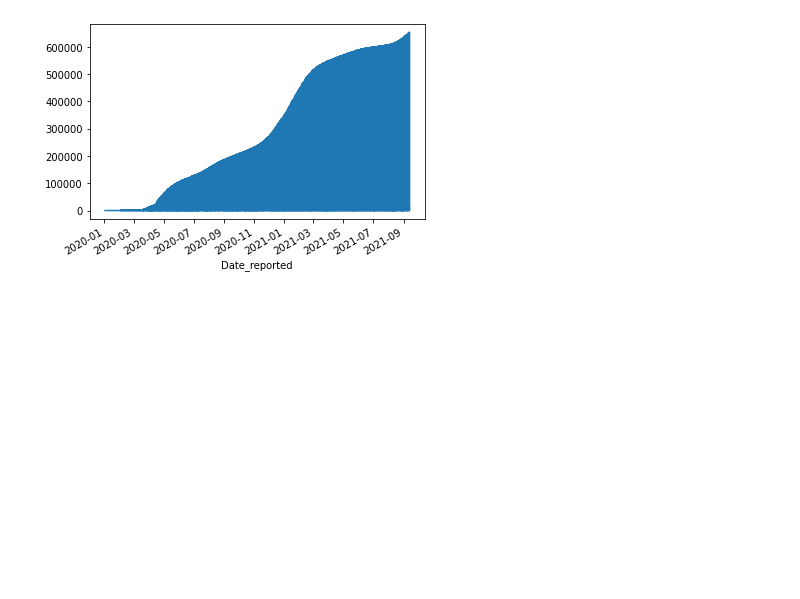
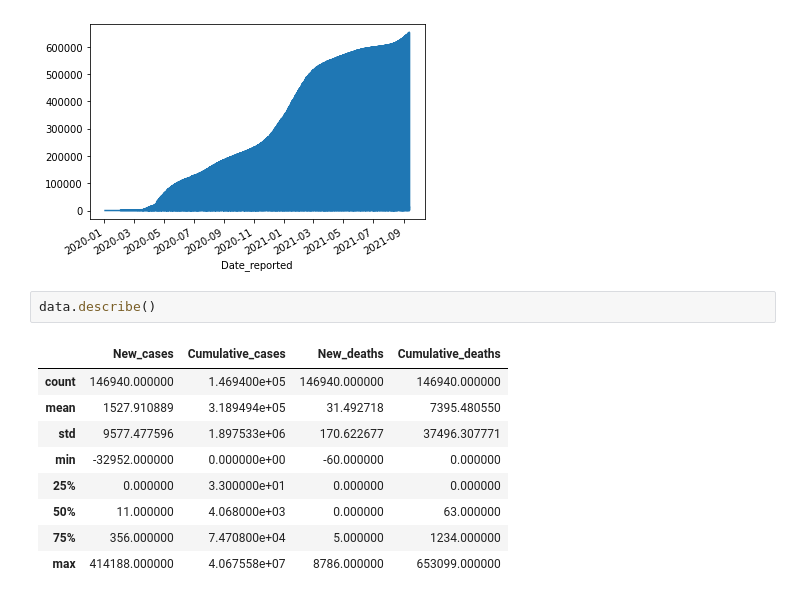
Before and after one commit to thomaswoehlke/flask_covid19_jupyter, a Jupyter notebook: notebooks/nb_who.ipynb, the cells around one changed output. Drawn from its saved outputs; the diff is of its cells as text; blank space fills up the shorter version.

```diff
--- a/notebooks/nb_who.ipynb
+++ b/notebooks/nb_who.ipynb
@@ -110,3 +111,15 @@ data["Cumulative_deaths"].plot()
 # %% [output]
 <AxesSubplot:xlabel='Date_reported'>
 [figure]
+# %%
+data.describe()
+# %% [output]
+|  | New_cases | Cumulative_cases | New_deaths | Cumulative_deaths |
+| count | 146940.000000 | 1.469400e+05 | 146940.000000 | 146940.000000 |
+| mean | 1527.910889 | 3.189494e+05 | 31.492718 | 7395.480550 |
+| std | 9577.477596 | 1.897533e+06 | 170.622677 | 37496.307771 |
+| min | -32952.000000 | 0.000000e+00 | -60.000000 | 0.000000 |
+| 25% | 0.000000 | 3.300000e+01 | 0.000000 | 0.000000 |
+| 50% | 11.000000 | 4.068000e+03 | 0.000000 | 63.000000 |
+| 75% | 356.000000 | 7.470800e+04 | 5.000000 | 1234.000000 |
+| max | 414188.000000 | 4.067558e+07 | 8786.000000 | 653099.000000 |
```
Also changed, not shown: parts of 8 cells of this notebook, 4 other files.
